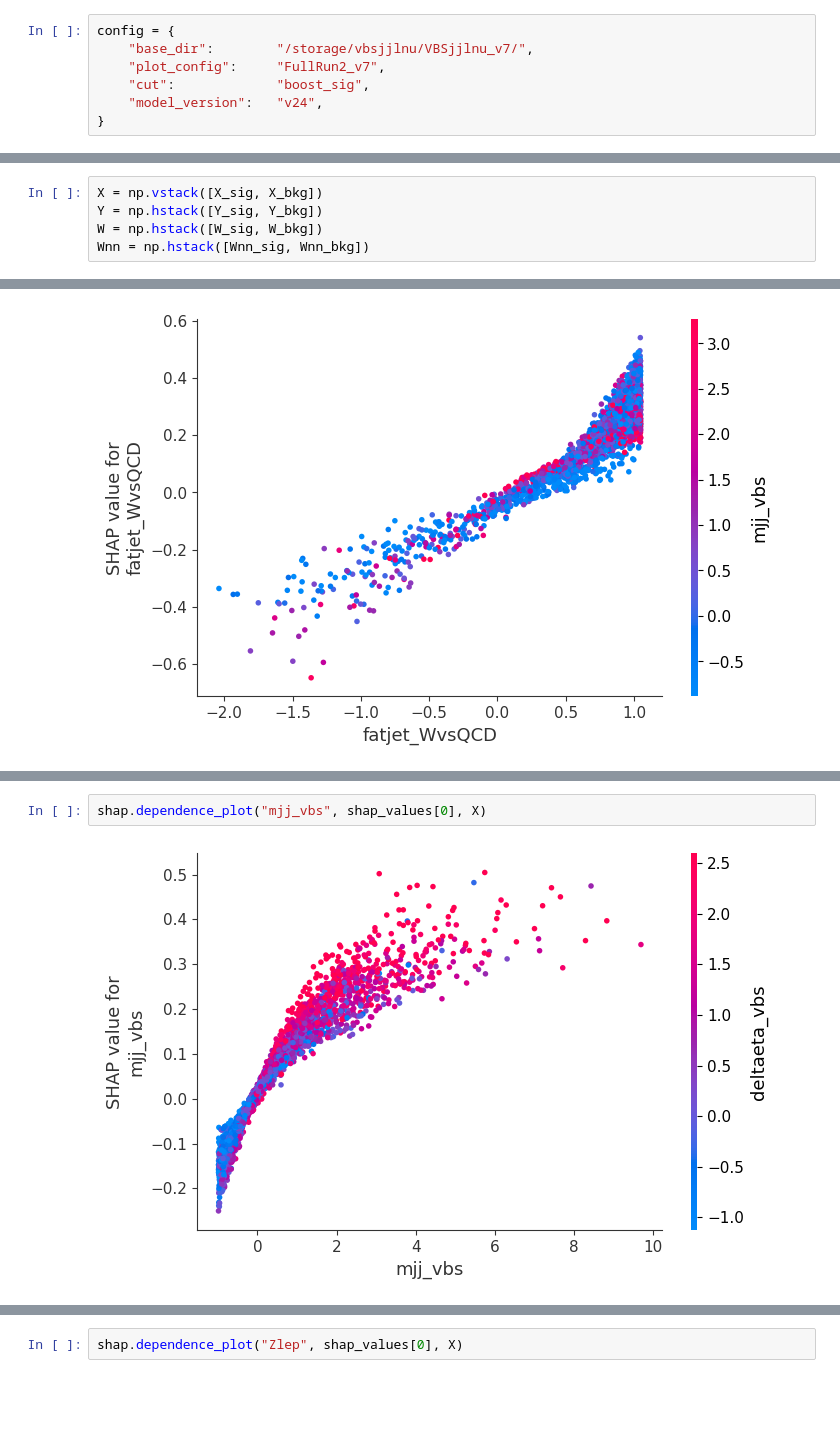
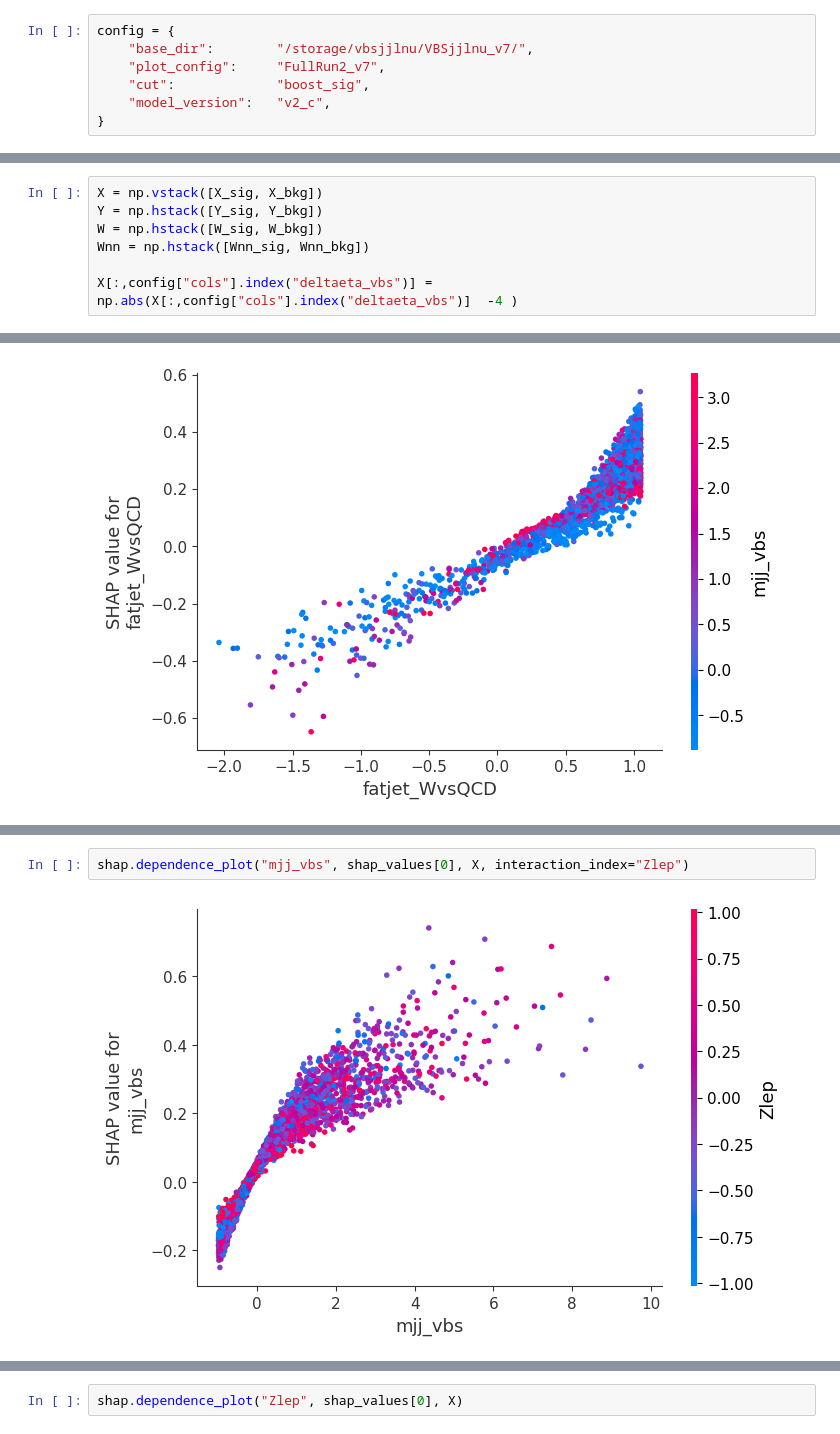
Before and after one commit to UniMiBAnalyses/ML_classification, a Jupyter notebook: Evaluate_SHAP_boost.ipynb, the cells around one changed output, grey strips where cells are left out. Saved outputs shown, nothing was run; the diff lists cells and outputs as text; blank space fills up the shorter version.

```diff
--- a/Evaluate_SHAP_boost.ipynb
+++ b/Evaluate_SHAP_boost.ipynb
@@ -12,7 +12,7 @@ config = {
     "base_dir":        "/storage/vbsjjlnu/VBSjjlnu_v7/",
     "plot_config":     "FullRun2_v7",
     "cut":             "boost_sig",
-    "model_version":   "v24",
+    "model_version":   "v2_c",
 }
 # %%
 import os
@@ -58,6 +58,8 @@ X = np.vstack([X_sig, X_bkg])
 Y = np.hstack([Y_sig, Y_bkg])
 W = np.hstack([W_sig, W_bkg])
 Wnn = np.hstack([Wnn_sig, Wnn_bkg])
+
+X[:,config["cols"].index("deltaeta_vbs")] = np.abs(X[:,config["cols"].index("deltaeta_vbs")]  -4 )
 # %%
 scaler = pickle.load(open(f"{model_dir}/scaler_model.pkl", "rb"))
 X_scaled = scaler.fit_transform(X)
@@ -173,7 +151,7 @@ shap.dependence_plot("mjj_vbs", shap_values[0], X, interaction_index="mjj_vjet")
 # %%
-shap.dependence_plot("mjj_vbs", shap_values[0], X)
+shap.dependence_plot("mjj_vbs", shap_values[0], X, interaction_index="Zlep")
 # %% [output]
-[figure, old version]
+[figure, new version]
 # %%
 shap.dependence_plot("vjet_0_pt", shap_values[0], X)
 # %% [output]
```
Also changed, not shown: parts of 19 cells of this notebook, 14 other files.
